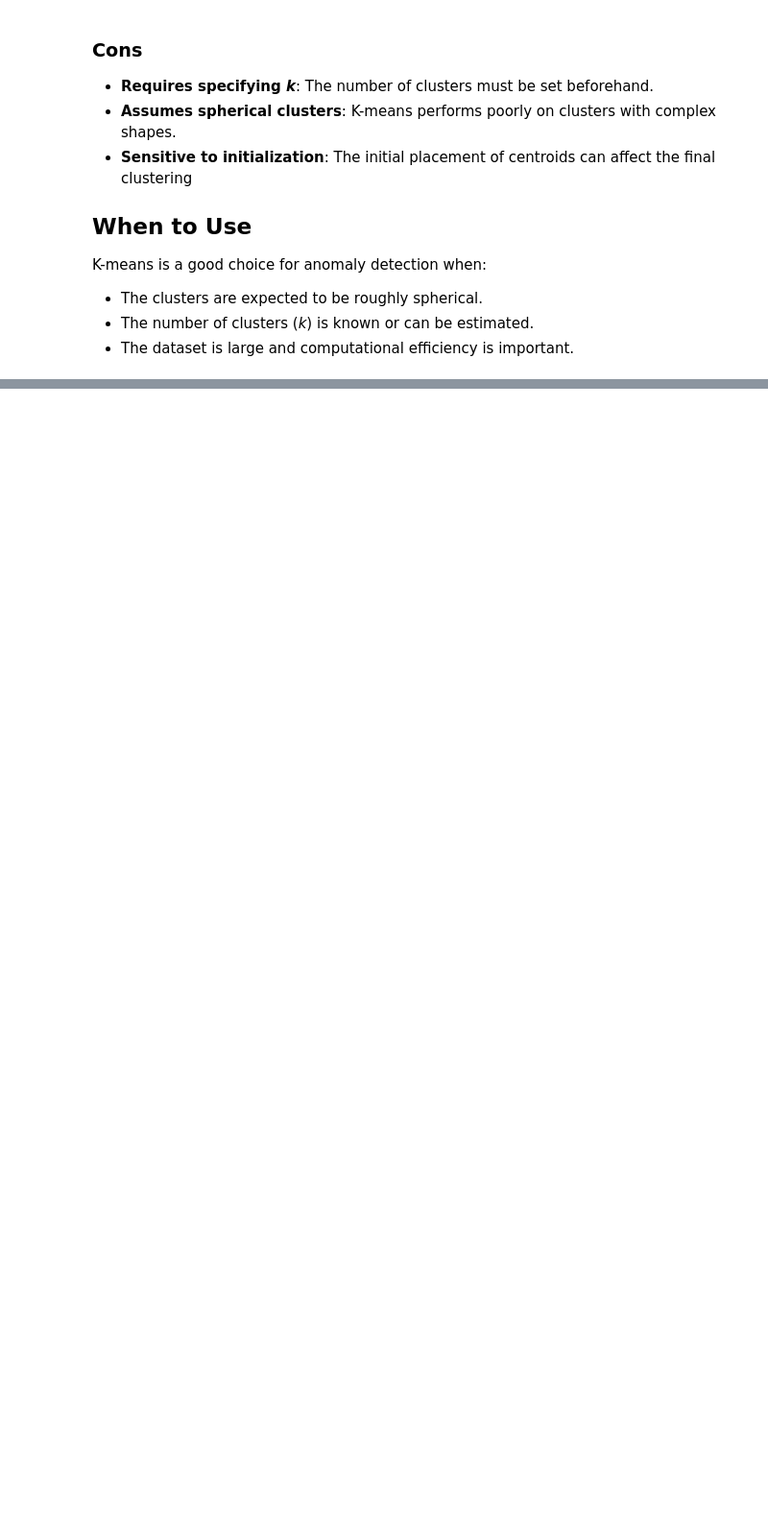
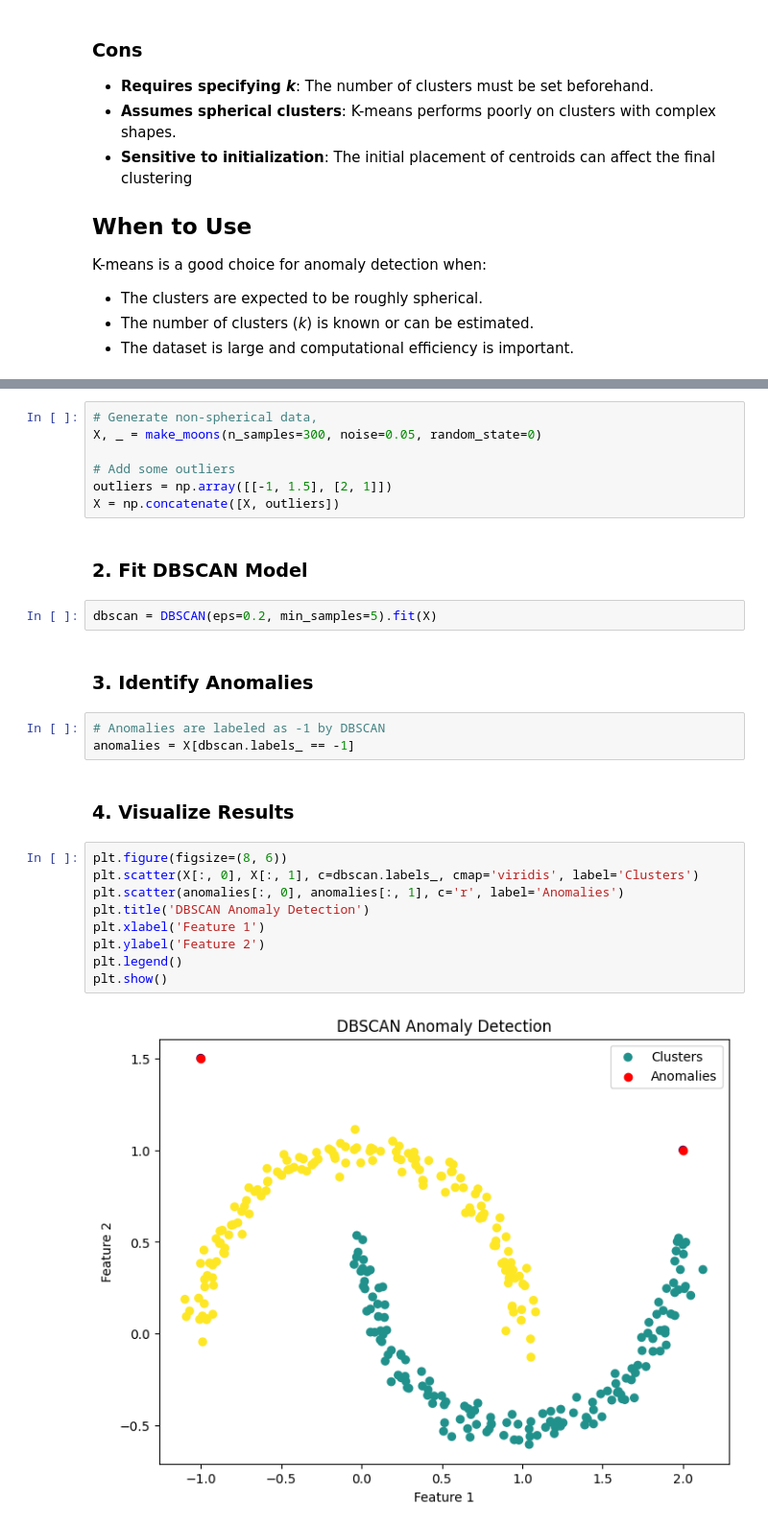
Before and after one commit to 0tv0renakniga/unspervised_learning_examples, a Jupyter notebook: notebooks/kmeans_anomaly_detection.ipynb, the cells around one changed output, grey strips where cells are left out. Shown at 96% size. Cells and saved outputs as stored; diff of their text form; blank space fills up the shorter version.

Commit message:
add dbscan section

```diff
--- a/notebooks/kmeans_anomaly_detection.ipynb
+++ b/notebooks/kmeans_anomaly_detection.ipynb
@@ -82,0 +110,29 @@ K-means is a good choice for anomaly detection when:
+# %%
+# Generate non-spherical data,
+X, _ = make_moons(n_samples=300, noise=0.05, random_state=0)
+
+# Add some outliers
+outliers = np.array([[-1, 1.5], [2, 1]])
+X = np.concatenate([X, outliers])
+# %% [markdown]
+### 2. Fit DBSCAN Model
+# %%
+dbscan = DBSCAN(eps=0.2, min_samples=5).fit(X)
+# %% [markdown]
+### 3. Identify Anomalies
+# %%
+# Anomalies are labeled as -1 by DBSCAN
+anomalies = X[dbscan.labels_ == -1]
+# %% [markdown]
+### 4. Visualize Results
+# %%
+plt.figure(figsize=(8, 6))
+plt.scatter(X[:, 0], X[:, 1], c=dbscan.labels_, cmap='viridis', label='Clusters')
+plt.scatter(anomalies[:, 0], anomalies[:, 1], c='r', label='Anomalies')
+plt.title('DBSCAN Anomaly Detection')
+plt.xlabel('Feature 1')
+plt.ylabel('Feature 2')
+plt.legend()
+plt.show()
+# %% [output]
+[figure, added]
```
Also changed, not shown: parts of 7 cells of this notebook.
